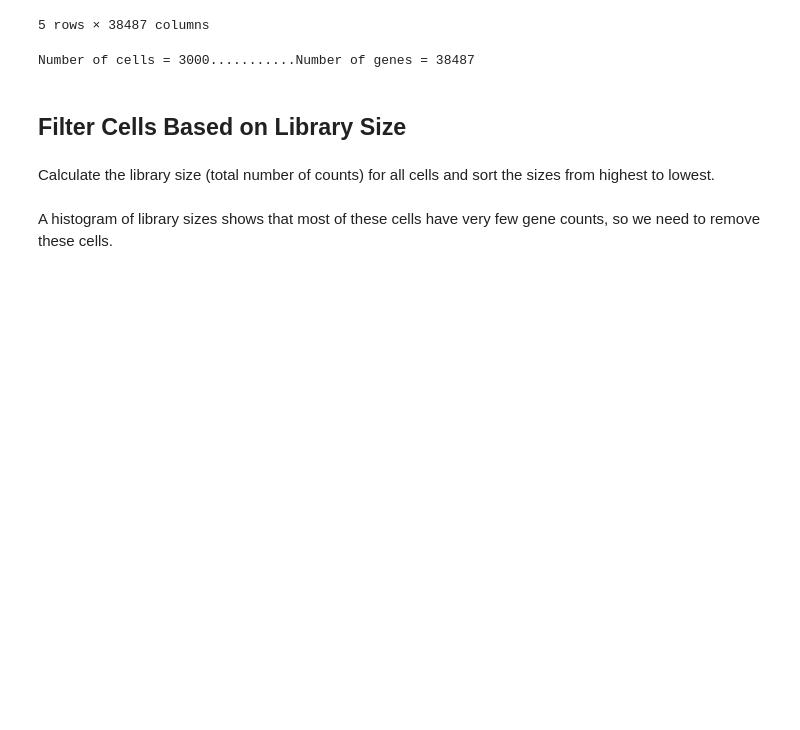
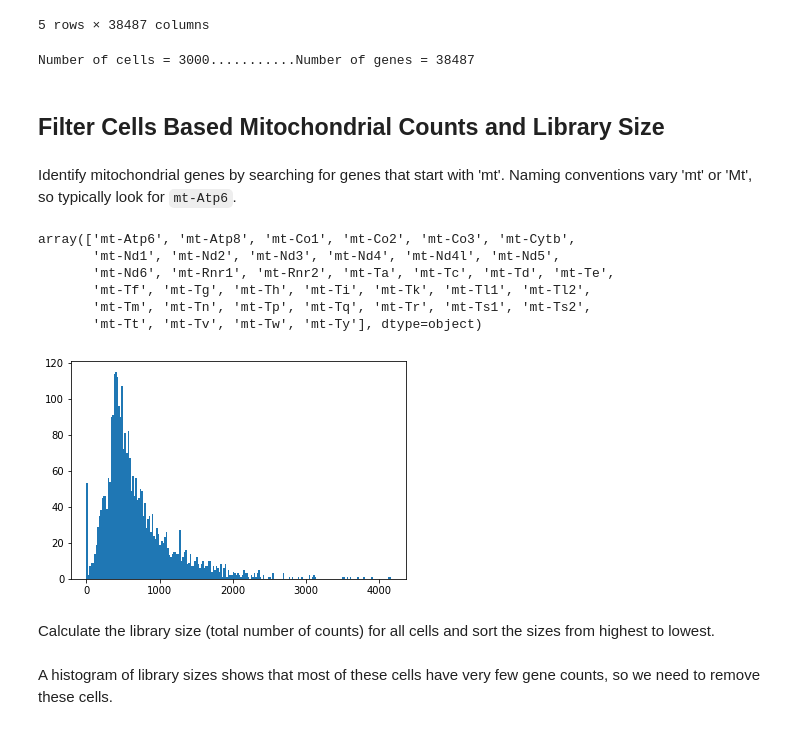
Before and after one commit to msenosain/Discovery_Oriented_Data_Science, a Jupyter notebook: notebooks/Preprocessing_and_Feature_Selection.ipynb, the cells around one changed output. Drawn from its saved outputs; the diff is of its cells as text; code cells hidden in the pictures; blank space fills up the shorter version.

```diff
--- a/notebooks/Preprocessing_and_Feature_Selection.ipynb
+++ b/notebooks/Preprocessing_and_Feature_Selection.ipynb
@@ -11,7 +11,7 @@ import matplotlib.pyplot as plt
 # %% [markdown]
 Next, upload UMI/counts from the data directory into a pandas Dataframe.
 # %%
-counts = pd.read_csv( "../data/raw_scRNA.csv")
+raw = pd.read_csv( "../data/raw_scRNA.csv")
 # %% [markdown]
 Its always a good idea to check your data has been loaded correctly.
 # %%
@@ -30,7 +30,27 @@ print( "Number of cells = {0}...........Number of genes = {1}".format( num_cells
 # %% [output]
 Number of cells = 3000...........Number of genes = 38487
 # %% [markdown]
-## **Filter Cells Based on Library Size**
+## **Filter Cells Based Mitochondrial Counts and Library Size**
+# %% [markdown]
+Identify mitochondrial genes by searching for genes that start with 'mt'. Naming conventions vary 'mt' or 'Mt', so typically look for `mt-Atp6`.
+# %%
+count_names = raw.columns
+# %%
+mt_mask = pd.Series( count_names).str.startswith( 'mt').values # startswith() is case sensitive
+count_names.values[mt_mask]
+# %% [output]
+array(['mt-Atp6', 'mt-Atp8', 'mt-Co1', 'mt-Co2', 'mt-Co3', 'mt-Cytb',
+       'mt-Nd1', 'mt-Nd2', 'mt-Nd3', 'mt-Nd4', 'mt-Nd4l', 'mt-Nd5',
+       'mt-Nd6', 'mt-Rnr1', 'mt-Rnr2', 'mt-Ta', 'mt-Tc', 'mt-Td', 'mt-Te',
+       'mt-Tf', 'mt-Tg', 'mt-Th', 'mt-Ti', 'mt-Tk', 'mt-Tl1', 'mt-Tl2',
+       'mt-Tm', 'mt-Tn', 'mt-Tp', 'mt-Tq', 'mt-Tr', 'mt-Ts1', 'mt-Ts2',
+       'mt-Tt', 'mt-Tv', 'mt-Tw', 'mt-Ty'], dtype=object)
+# %%
+cell_mt_sum = np.sum( raw.iloc[:,mt_mask].values, axis=1)
+# %%
+_=plt.hist( cell_mt_sum, bins=200)
+# %% [output]
+[figure, added]
 # %% [markdown]
 Calculate the library size (total number of counts) for all cells and sort the sizes from highest to lowest.
 # %%
```
Also changed, not shown: parts of 2 cells of this notebook.
